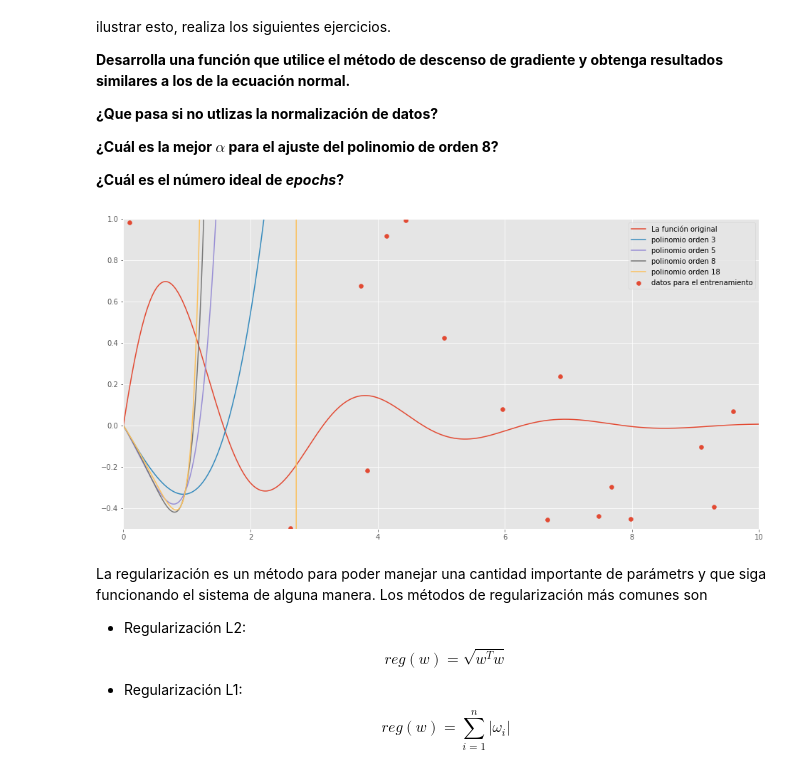
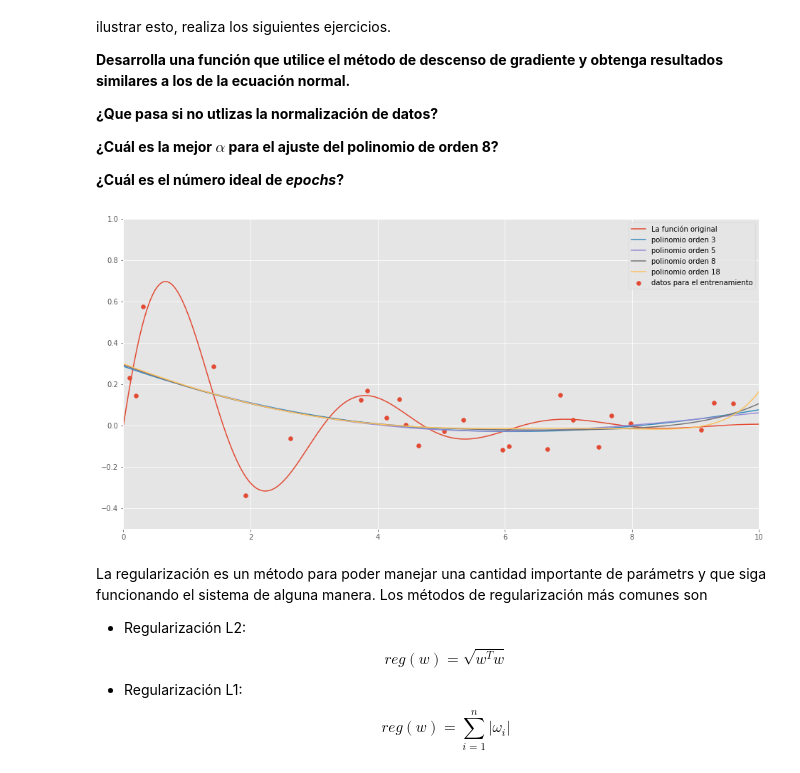
Before and after one commit to ricardoamata/Libretas-RedesNeuronales-2019, a Jupyter notebook: regresion-lineal/neurona_lineal.ipynb, the cells around one changed output. Drawn from its saved outputs; the diff is of its cells as text; code cells hidden in the pictures.

```diff
--- a/regresion-lineal/neurona_lineal.ipynb
+++ b/regresion-lineal/neurona_lineal.ipynb
@@ -384,6 +383,6 @@ Text(0, 0.5, 'MSE')
 # %% [markdown]
 **Utilizando las iteraciones necesarias, encuentra el valor de $\omega$ y $b$ utilizando el descenso de gradiente.**
 # %%
-w, b, _ = descenso_gradiente_lotes(x_norm, y, w_ini, b_ini, alpha, 30)
+w, b, _ = descenso_gradiente_lotes(x_norm, y, w_ini, b_ini, alpha, 10)
 print("w: {}\nb: {}".format(w,b))
 # %% [output]
@@ -472,38 +471,38 @@ resultados similares a los de la ecuación normal.**
 # %%
 
 plt.plot(x_plot, y_plot, label="La función original")
 plt.scatter(x_train, y_train, label="datos para el entrenamiento")
 
 for g in [3, 5, 8, 18]:
 
     # Expansión a un polinomio de orden ng
     x_g = np.power(x_train.reshape(-1,1), range(1, g + 1))
     x_g_plot = np.power(x_plot.reshape(-1,1), range(1, g + 1))
 
     # Escribe aqui el código
 
     #  1. Normaliza (ambos conjuntos)
     medias, desviaciones = obtiene_medias_desviaciones(x_g)
-    x_g = normaliza(x_g, medias, desviaciones)
+    x_g_norm = normaliza(x_g, medias, desviaciones)
 
-    medias, desviaciones = obtiene_medias_desviaciones(y_train)
-    y_train = normaliza(y_train, medias, desviaciones)
+    medias, desviaciones = obtiene_medias_desviaciones(x_g_plot)
+    x_g_plot_norm = normaliza(x_g_plot, medias, desviaciones)
 
-    M, n = x_g.shape
+    M, n = x_g_norm.shape
 
     #  2. Entrenamiento (con los datos de aprendizaje)
-    w, b, _ = descenso_gradiente_lotes(x_g, y_train, np.zeros((n,)), 0, 0.1, 50)
+    w, b, _ = descenso_gradiente_lotes(x_g_norm, y_train, np.zeros((n,)), 0, 0.01, 50000)
 
     #  3. Reconocimiento (con lo datos de graficación)
-    y_g = x_g_plot @ w + b
+    y_g = x_g_plot_norm @ w + b
 
     plt.plot(x_plot, y_g, label="polinomio orden {}".format(g))
 
 plt.legend()
 plt.axis([0, 10, -0.5, 1])
 plt.show()
 # %% [output]
-[figure, old version]
+[figure, new version]
 # %% [markdown]
 La regularización es un método para poder manejar una cantidad importante de parámetrs y que siga funcionando el sistema de alguna manera. Los métodos de regularización más comunes son
 
```
Also changed, not shown: parts of 10 cells of this notebook.
